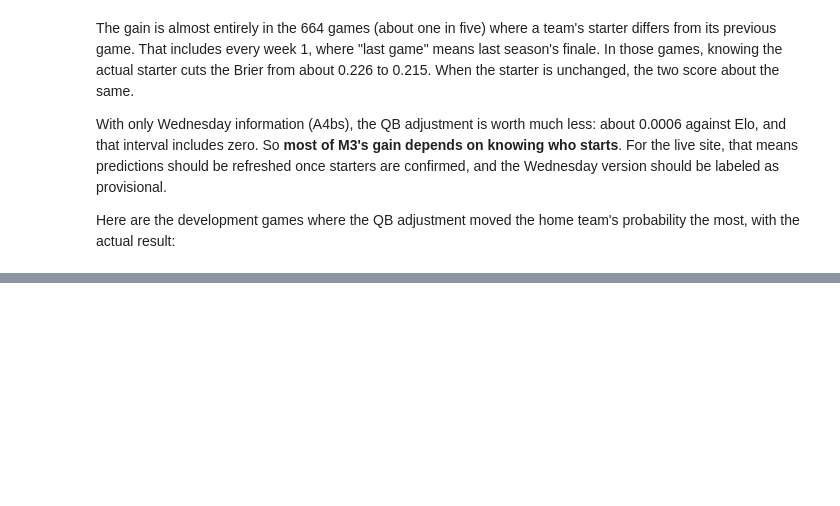
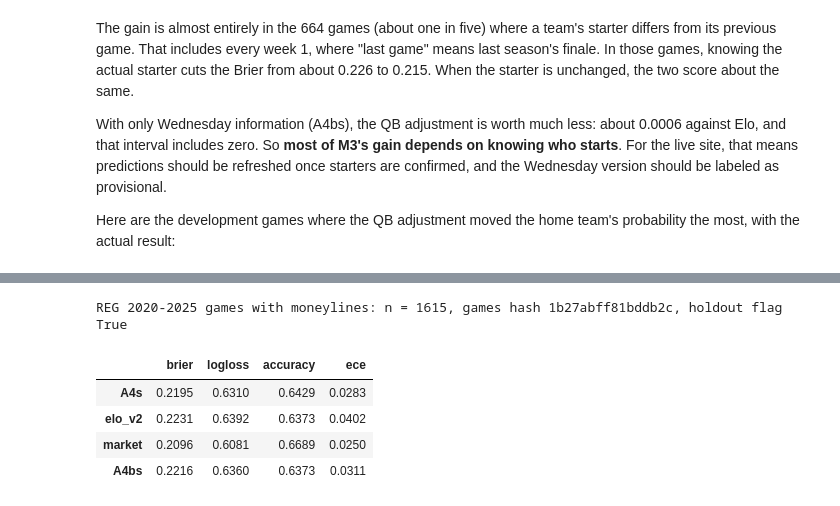
Before and after one commit to walk-the-program/NFLELO, a Jupyter notebook: notebooks/03_m3_results.ipynb, the cells around one changed output, grey strips where cells are left out. Saved outputs shown, nothing was run; the diff lists cells and outputs as text; code cells hidden in the pictures; blank space fills up the shorter version.

```diff
--- a/notebooks/03_m3_results.ipynb
+++ b/notebooks/03_m3_results.ipynb
@@ -294,0 +300,16 @@ pd.DataFrame({"home QB": top["home_qb_name"], "away QB": top["away_qb_name"],
+# %%
+so = {}
+for r in registry.load_runs():                      # newest sign-off run per model
+    if r["label"] == "holdout" and r["name"].startswith("m3_signoff_"):
+        so[r["name"][len("m3_signoff_"):]] = r
+assert len({r["games_hash"] for r in so.values()}) == 1, "sign-off rows must be scored on identical games"
+print(f"REG 2020-2025 games with moneylines: n = {so['A4s']['n']}, games hash {so['A4s']['games_hash'][:16]}, "
+      f"holdout flag {so['A4s']['holdout']}")
+pd.DataFrame({k: so[k]["metrics"] for k in ["A4s", "elo_v2", "market", "A4bs"]}).T[["brier", "logloss", "accuracy", "ece"]].round(4)
+# %% [output]
+REG 2020-2025 games with moneylines: n = 1615, games hash 1b27abff81bddb2c, holdout flag True
+|  | brier | logloss | accuracy | ece |
+| A4s | 0.2195 | 0.6310 | 0.6429 | 0.0283 |
+| elo_v2 | 0.2231 | 0.6392 | 0.6373 | 0.0402 |
+| market | 0.2096 | 0.6081 | 0.6689 | 0.0250 |
+| A4bs | 0.2216 | 0.6360 | 0.6373 | 0.0311 |
```
Also changed, not shown: parts of 8 cells of this notebook, 7 other files.
